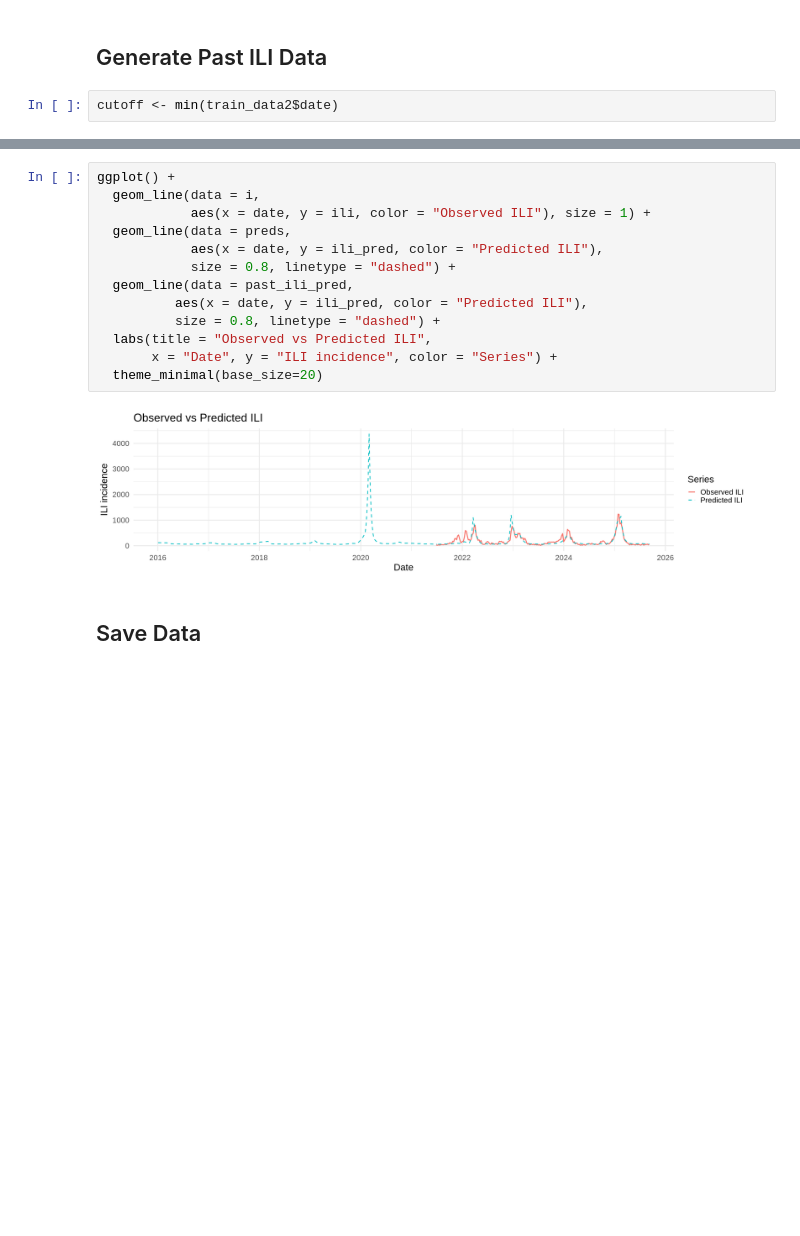
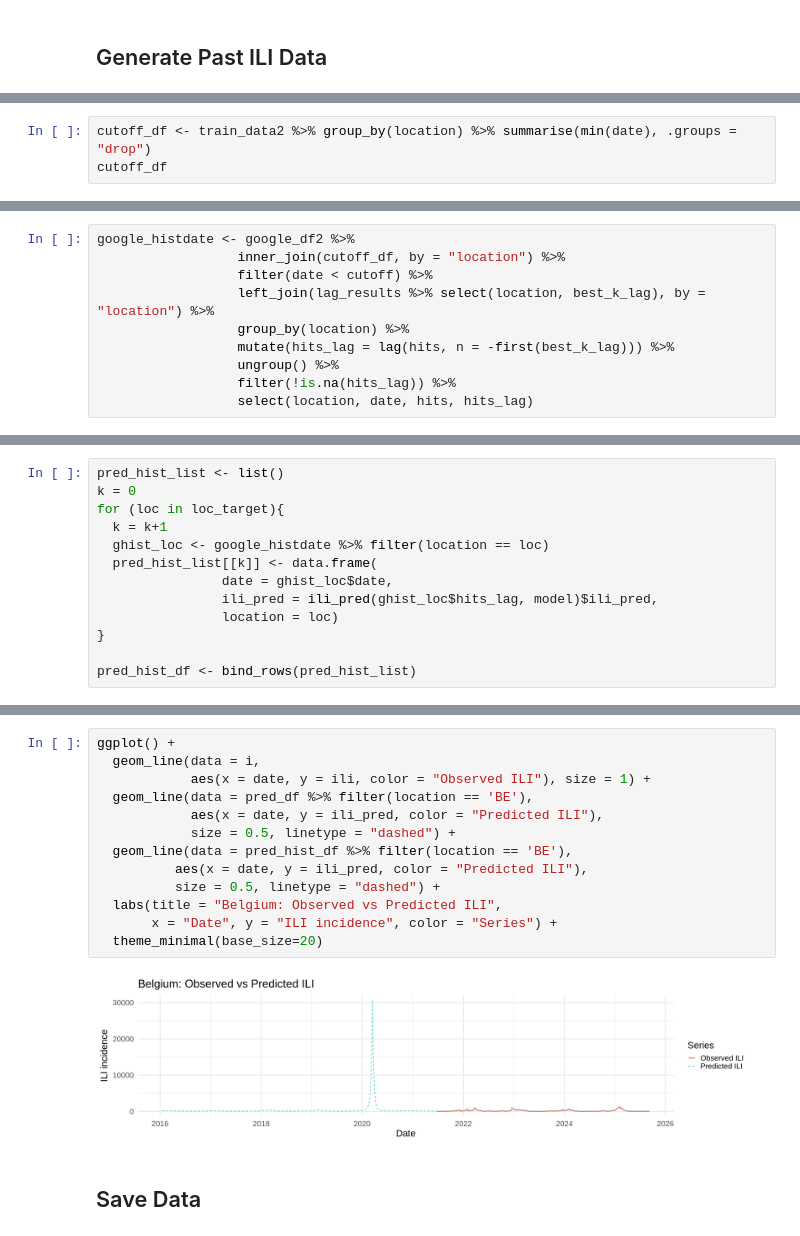
Before and after one commit to SahputraS/Flu-Forecast, a Jupyter notebook: ILI_Augmentation.ipynb, the cells around one changed output, grey strips where cells are left out. Saved outputs shown, nothing was run; the diff lists cells and outputs as text; blank space fills up the shorter version.

```diff
--- a/ILI_Augmentation.ipynb
+++ b/ILI_Augmentation.ipynb
@@ -228,4 +256,2 @@ ggplot() +
 # %% [markdown]
 ## Generate Past ILI Data
-# %%
-cutoff <- min(train_data2$date)
@@ -239,0 +258,3 @@ past_ili_pred <- data.frame(
+# %%
+cutoff_df <- train_data2 %>% group_by(location) %>% summarise(min(date), .groups = "drop")
+cutoff_df
@@ -239,0 +273,10 @@ past_ili_pred <- data.frame(
+# %%
+google_histdate <- google_df2 %>%
+                  inner_join(cutoff_df, by = "location") %>%
+                  filter(date < cutoff) %>%
+                  left_join(lag_results %>% select(location, best_k_lag), by = "location") %>%
+                  group_by(location) %>%
+                  mutate(hits_lag = lag(hits, n = -first(best_k_lag))) %>%
+                  ungroup() %>%
+                  filter(!is.na(hits_lag)) %>%
+                  select(location, date, hits, hits_lag)
@@ -240 +292,14 @@ past_ili_pred <- data.frame(
+# %%
+pred_hist_list <- list()
+k = 0
+for (loc in loc_target){
+  k = k+1
+  ghist_loc <- google_histdate %>% filter(location == loc)
+  pred_hist_list[[k]] <- data.frame(
+                date = ghist_loc$date,
+                ili_pred = ili_pred(ghist_loc$hits_lag, model)$ili_pred,
+                location = loc)
+}
+
+pred_hist_df <- bind_rows(pred_hist_list)
 # %%
@@ -251,18 +316,18 @@ A data.frame: 5 × 2
 # %%
 ggplot() +
   geom_line(data = i,
             aes(x = date, y = ili, color = "Observed ILI"), size = 1) +
-  geom_line(data = preds,
+  geom_line(data = pred_df %>% filter(location == 'BE'),
             aes(x = date, y = ili_pred, color = "Predicted ILI"),
-            size = 0.8, linetype = "dashed") +
-  geom_line(data = past_ili_pred,
+            size = 0.5, linetype = "dashed") +
+  geom_line(data = pred_hist_df %>% filter(location == 'BE'),
           aes(x = date, y = ili_pred, color = "Predicted ILI"),
-          size = 0.8, linetype = "dashed") +
-  labs(title = "Observed vs Predicted ILI",
+          size = 0.5, linetype = "dashed") +
+  labs(title = "Belgium: Observed vs Predicted ILI",
        x = "Date", y = "ILI incidence", color = "Series") +
   theme_minimal(base_size=20)
 # %% [output]
-[figure, old version]
+[figure, new version]
 # %% [markdown]
 ## Save Data
 # %%
```
Also changed, not shown: parts of 30 cells of this notebook.
